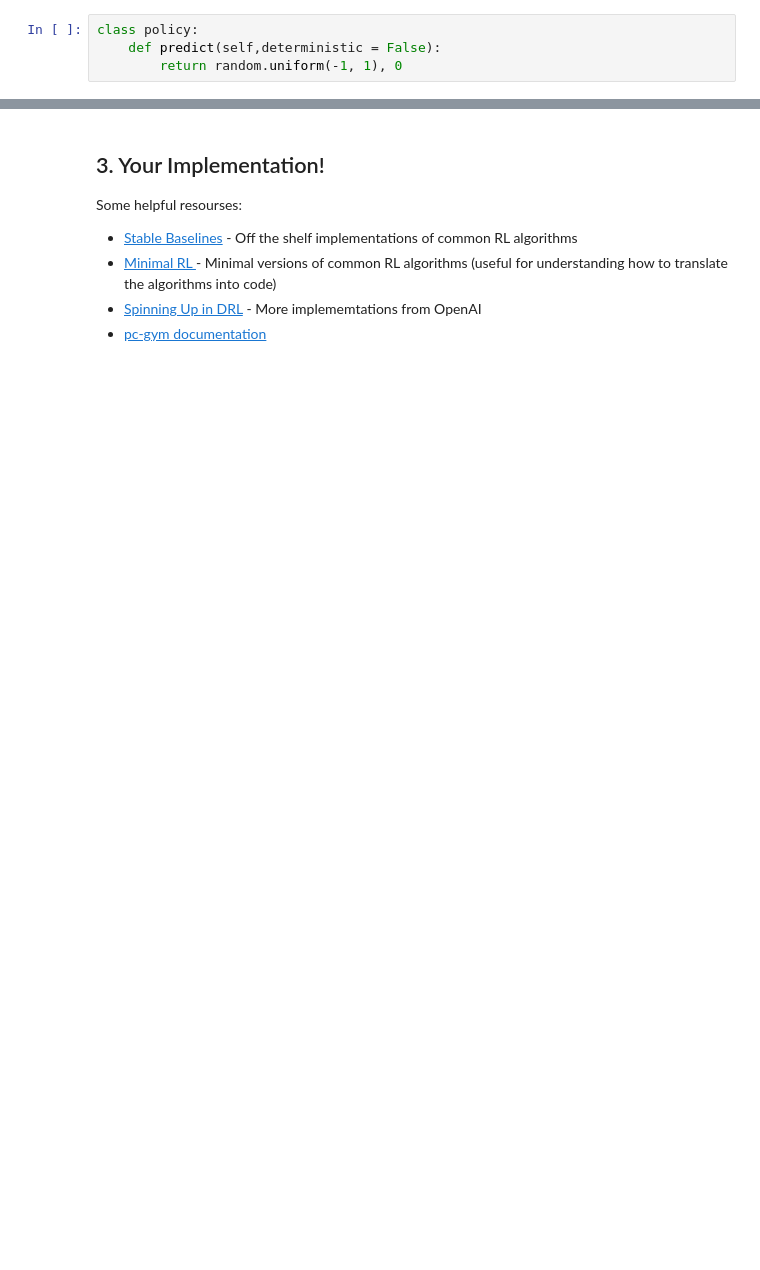
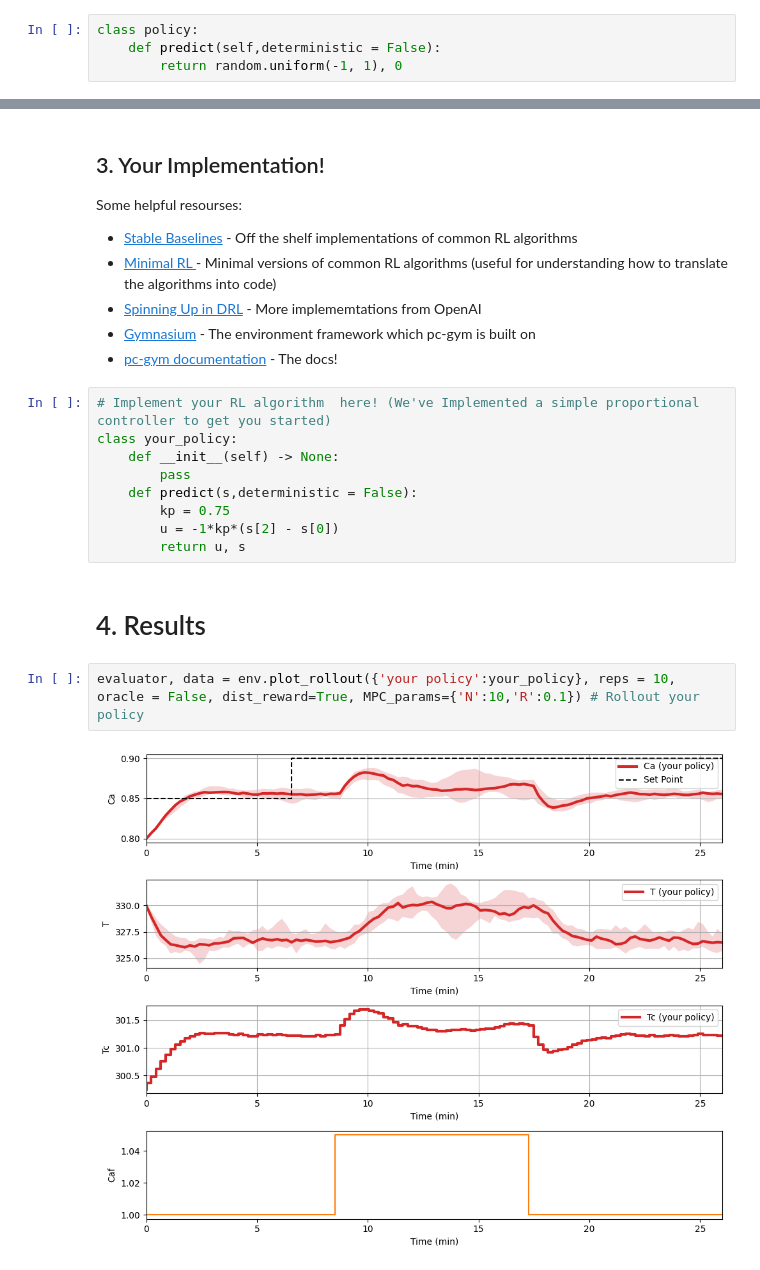
Before and after one commit to MaximilianB2/pc-gym, a Jupyter notebook: Control-Club-Challenge/PSE-Problem.ipynb, the cells around one changed output, grey strips where cells are left out. Drawn from its saved outputs; the diff is of its cells as text; blank space fills up the shorter version.

```diff
--- a/Control-Club-Challenge/PSE-Problem.ipynb
+++ b/Control-Club-Challenge/PSE-Problem.ipynb
@@ -128,4 +86,20 @@ Some helpful resourses:
   - [Stable Baselines](https://stable-baselines3.readthedocs.io/en/master/) - Off the shelf implementations of common RL algorithms
  -  [Minimal RL ](https://github.com/seungeunrho/minimalRL) - Minimal versions of common RL algorithms (useful for understanding how to translate the algorithms into code)
  -  [Spinning Up in DRL](https://spinningup.openai.com/en/latest/index.html) - More implememtations from OpenAI
- - [pc-gym documentation](https://maximilianb2.github.io/pc-gym/)
+ - [Gymnasium](https://gymnasium.farama.org/) - The environment framework which pc-gym is built on
+ - [pc-gym documentation](https://maximilianb2.github.io/pc-gym/) - The docs!
+# %%
+# Implement your RL algorithm  here! (We've Implemented a simple proportional controller to get you started)
+class your_policy:
+    def __init__(self) -> None:
+        pass
+    def predict(s,deterministic = False):
+        kp = 0.75
+        u = -1*kp*(s[2] - s[0])
+        return u, s
+# %% [markdown]
+# 4. Results
+# %%
+evaluator, data = env.plot_rollout({'your policy':your_policy}, reps = 10, oracle = False, dist_reward=True, MPC_params={'N':10,'R':0.1}) # Rollout your policy
+# %% [output]
+[figure, added]
```
Also changed, not shown: parts of 17 cells of this notebook, 2 other files.
